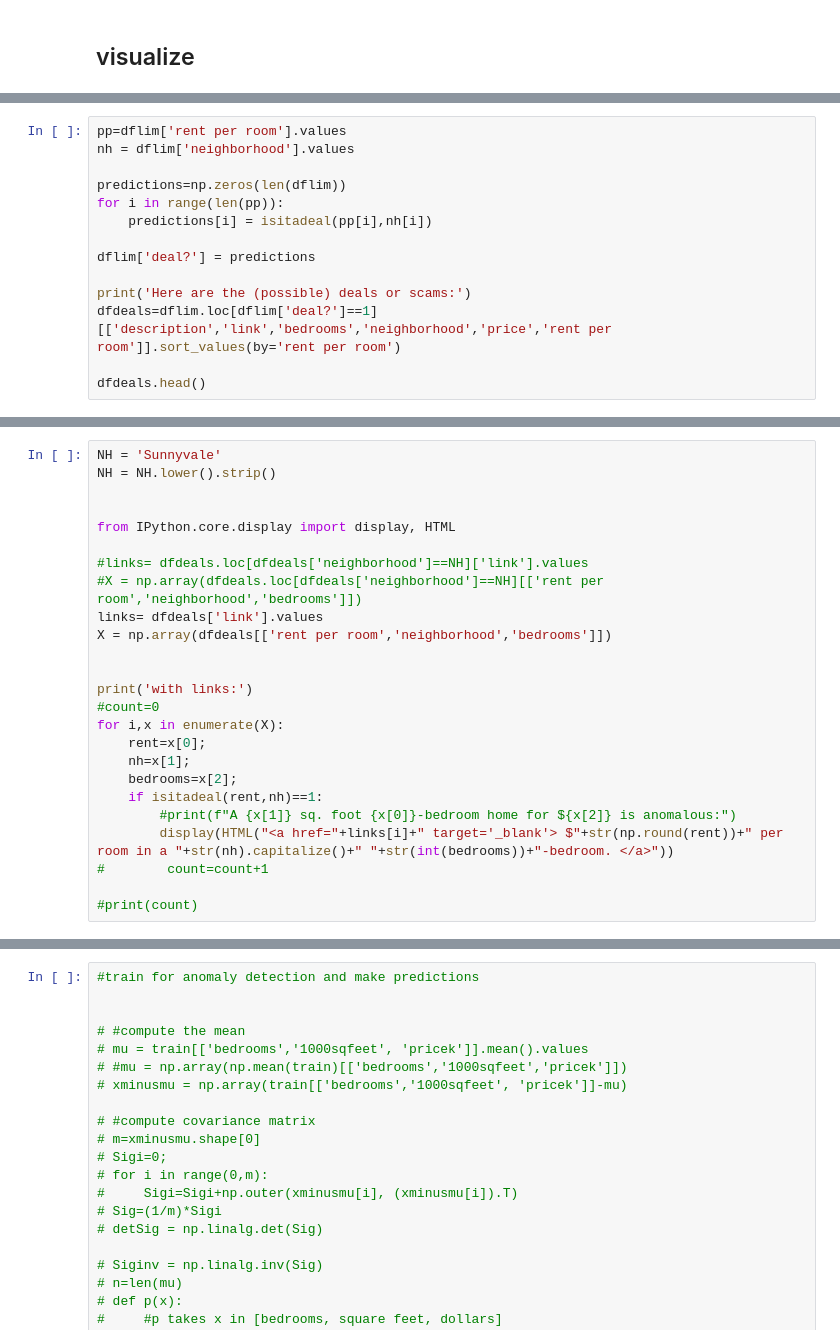
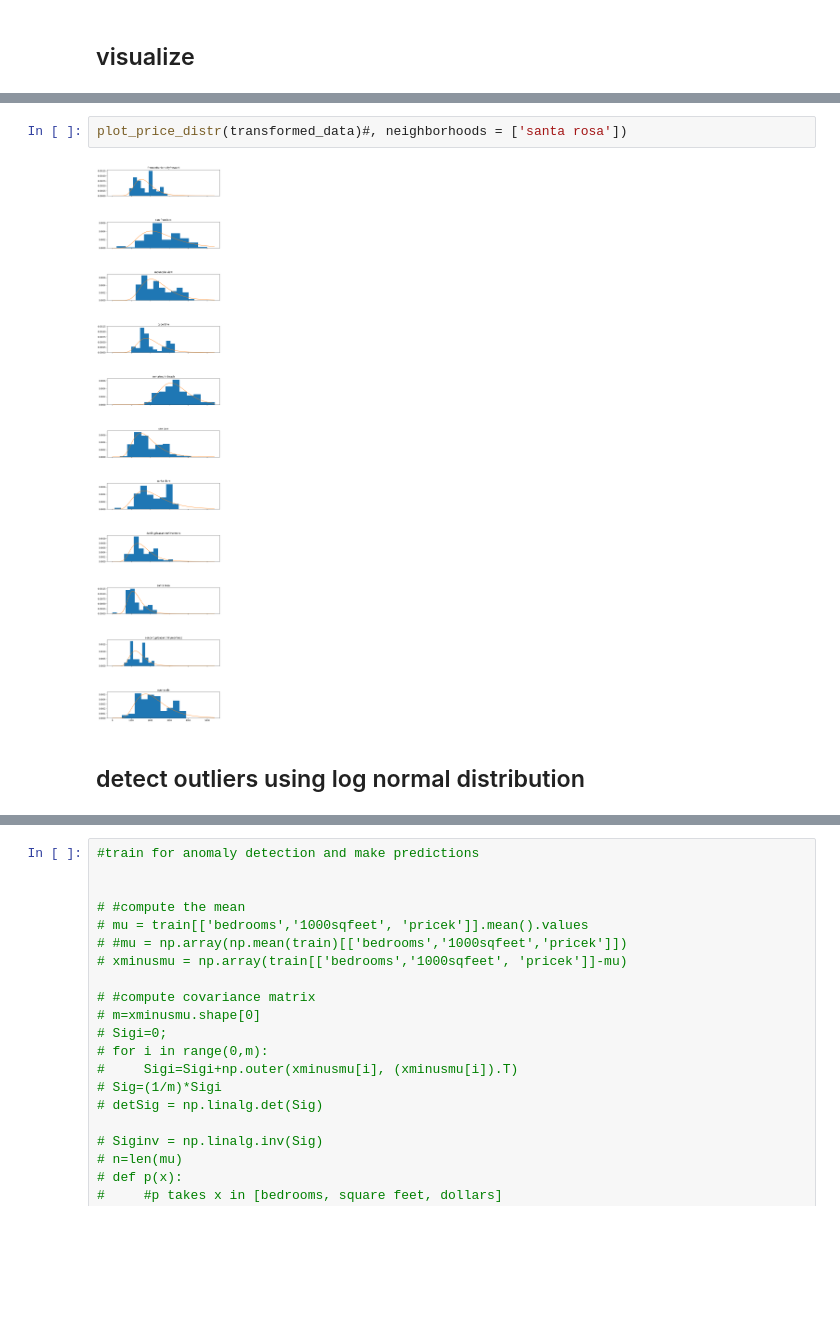
Before and after one commit to Laurelesh/craigslist_scraping, a Jupyter notebook: craigslist_scraping_v2.ipynb, the cells around one changed output, grey strips where cells are left out. Saved outputs shown, nothing was run; the diff lists cells and outputs as text; blank space fills up the shorter version.

Commit message:
implement anomaly detection

```diff
--- a/craigslist_scraping_v2.ipynb
+++ b/craigslist_scraping_v2.ipynb
@@ -601,14 +517,0 @@ def isitadeal(rent_per_room,nh):
-# %%
-pp=dflim['rent per room'].values
-nh = dflim['neighborhood'].values
-
-predictions=np.zeros(len(dflim))
-for i in range(len(pp)):
-    predictions[i] = isitadeal(pp[i],nh[i])
-
-dflim['deal?'] = predictions
-
-print('Here are the (possible) deals or scams:')
-dfdeals=dflim.loc[dflim['deal?']==1][['description','link','bedrooms','neighborhood','price','rent per room']].sort_values(by='rent per room')
-
-dfdeals.head()
@@ -625,25 +517,0 @@ sanity check: Indeed, it seems homes with more rooms are cheaper per room.
-# %%
-NH = 'Sunnyvale'
-NH = NH.lower().strip()
-
-
-from IPython.core.display import display, HTML
-
-#links= dfdeals.loc[dfdeals['neighborhood']==NH]['link'].values
-#X = np.array(dfdeals.loc[dfdeals['neighborhood']==NH][['rent per room','neighborhood','bedrooms']])
-links= dfdeals['link'].values
-X = np.array(dfdeals[['rent per room','neighborhood','bedrooms']])
-
-
-print('with links:')
-#count=0
-for i,x in enumerate(X):
-    rent=x[0];
-    nh=x[1];
-    bedrooms=x[2];
-    if isitadeal(rent,nh)==1:
-        #print(f"A {x[1]} sq. foot {x[0]}-bedroom home for ${x[2]} is anomalous:")
-        display(HTML("<a href="+links[i]+" target='_blank'> $"+str(np.round(rent))+" per room in a "+str(nh).capitalize()+" "+str(int(bedrooms))+"-bedroom. </a>"))
-#        count=count+1
-
-#print(count)
@@ -663,0 +598,6 @@ $875.0 per room in a San jose 4-bedroom.
+# %%
+plot_price_distr(transformed_data)#, neighborhoods = ['santa rosa'])
+# %% [output]
+[figure, added]
+# %% [markdown]
+## detect outliers using log normal distribution
```
Also changed, not shown: parts of 48 cells of this notebook.
